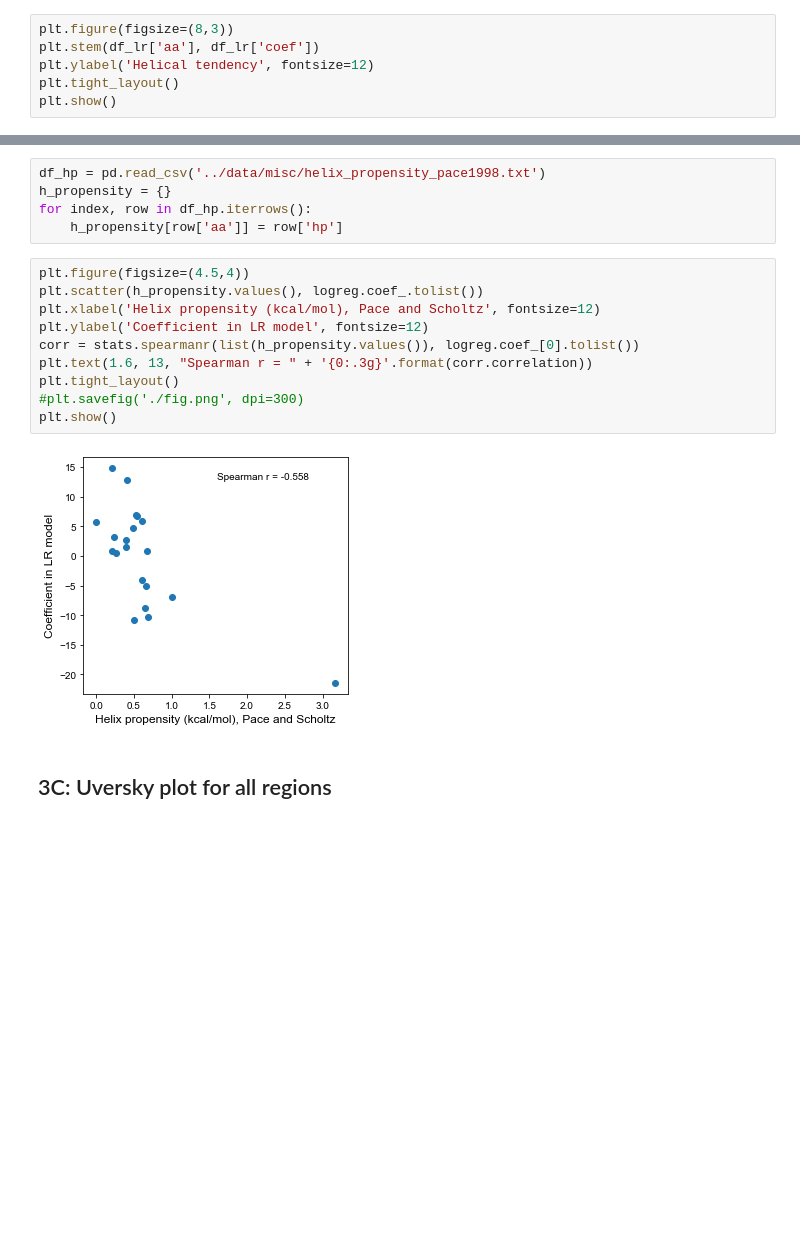
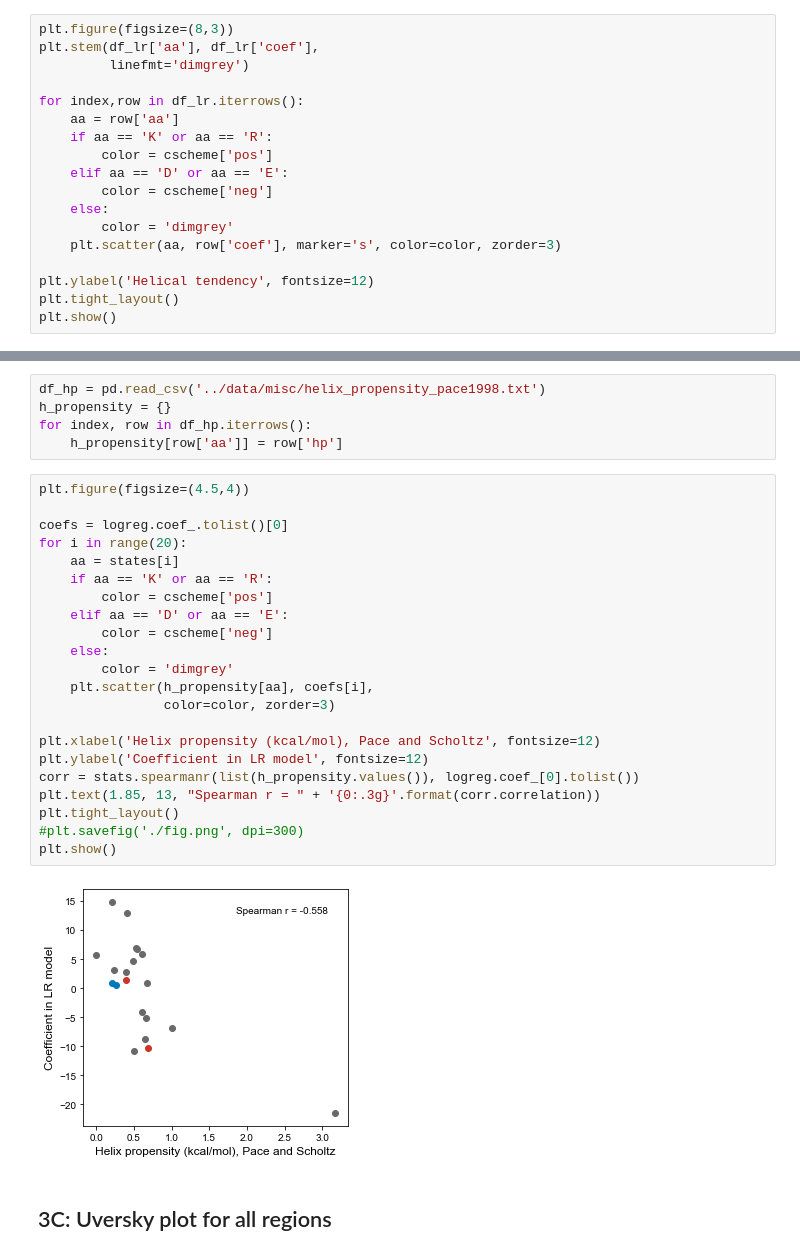
Before and after one commit to rosalindpan/hcrpaper, a Jupyter notebook: figures/Figure3.ipynb, the cells around one changed output, grey strips where cells are left out. Drawn from its saved outputs; the diff is of its cells as text; blank space fills up the shorter version.

```diff
--- a/figures/Figure3.ipynb
+++ b/figures/Figure3.ipynb
@@ -80,7 +91,19 @@ for i in range(20):
 df_lr = df_lr.sort_values(by='coef', ascending=False, key=abs)
 # %%
 plt.figure(figsize=(8,3))
-plt.stem(df_lr['aa'], df_lr['coef'])
+plt.stem(df_lr['aa'], df_lr['coef'],
+         linefmt='dimgrey')
+
+for index,row in df_lr.iterrows():
+    aa = row['aa']
+    if aa == 'K' or aa == 'R':
+        color = cscheme['pos']
+    elif aa == 'D' or aa == 'E':
+        color = cscheme['neg']
+    else:
+        color = 'dimgrey'
+    plt.scatter(aa, row['coef'], marker='s', color=color, zorder=3)
+
 plt.ylabel('Helical tendency', fontsize=12)
 plt.tight_layout()
 plt.show()
@@ -95,15 +118,27 @@ for index, row in df_hp.iterrows():
     h_propensity[row['aa']] = row['hp']
 # %%
 plt.figure(figsize=(4.5,4))
-plt.scatter(h_propensity.values(), logreg.coef_.tolist())
+
+coefs = logreg.coef_.tolist()[0]
+for i in range(20):
+    aa = states[i]
+    if aa == 'K' or aa == 'R':
+        color = cscheme['pos']
+    elif aa == 'D' or aa == 'E':
+        color = cscheme['neg']
+    else:
+        color = 'dimgrey'
+    plt.scatter(h_propensity[aa], coefs[i],
+                color=color, zorder=3)
+
 plt.xlabel('Helix propensity (kcal/mol), Pace and Scholtz', fontsize=12)
 plt.ylabel('Coefficient in LR model', fontsize=12)
 corr = stats.spearmanr(list(h_propensity.values()), logreg.coef_[0].tolist())
-plt.text(1.6, 13, "Spearman r = " + '{0:.3g}'.format(corr.correlation))
+plt.text(1.85, 13, "Spearman r = " + '{0:.3g}'.format(corr.correlation))
 plt.tight_layout()
 #plt.savefig('./fig.png', dpi=300)
 plt.show()
 # %% [output]
-[figure, old version]
+[figure, new version]
 # %% [markdown]
 ## 3C: Uversky plot for all regions
```
Also changed, not shown: parts of 26 cells of this notebook, 6 other files.
